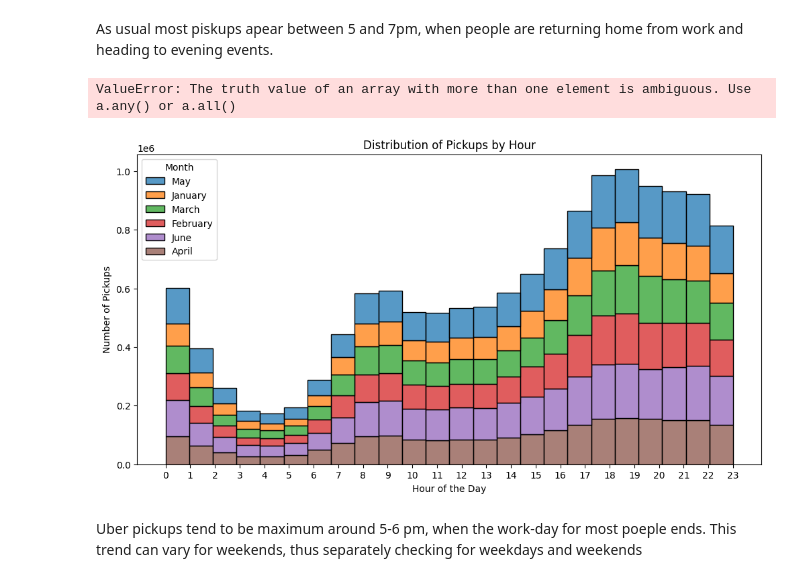
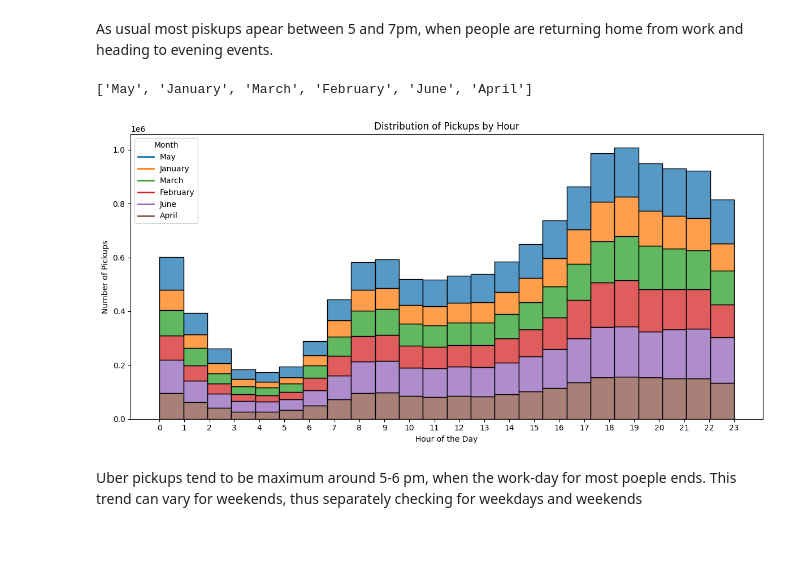
Before and after one commit to savicm5/mlProject, a Jupyter notebook: src/03_uber_2015.ipynb, the cells around one changed output. Drawn from its saved outputs; the diff is of its cells as text; code cells hidden in the pictures; blank space fills up the shorter version.

```diff
--- a/src/03_uber_2015.ipynb
+++ b/src/03_uber_2015.ipynb
@@ -121,23 +128,19 @@ from matplotlib.lines import Line2D
+# %%
+labels.tolist()
+# %% [output]
+['May', 'January', 'March', 'February', 'June', 'April']
 # %%
-labels = data['Month'].unique()
-palette = sns.color_palette('tab10', n_colors=len(labels))
-
-month_palette = dict(zip(labels, palette))
-
-handles = [Line2D([0], [0], color=color, lw=2) for color in palette]
-
 plt.figure(figsize=(12,6))
 sns.histplot(data=data, x='Hour', hue='Month', multiple='stack', bins=24, kde=False, palette=month_palette)
 plt.title('Distribution of Pickups by Hour')
 plt.xlabel('Hour of the Day')
 plt.ylabel('Number of Pickups')
 plt.xticks(range(0, 24))
-plt.legend(handles=handles, labels=labels, title='Month')
+plt.legend(handles, labels, title='Month')
 plt.tight_layout()
 plt.show()
 # %% [output]
-ValueError: The truth value of an array with more than one element is ambiguous. Use a.any() or a.all()
-[figure, old version]
+[figure, new version]
 # %% [markdown]
 Uber pickups tend to be maximum around 5-6 pm, when the work-day for most poeple ends. This trend can vary for weekends, thus separately checking for weekdays and weekends
 # %% [markdown]
```
Also changed, not shown: parts of 21 cells of this notebook, 1 other file.
